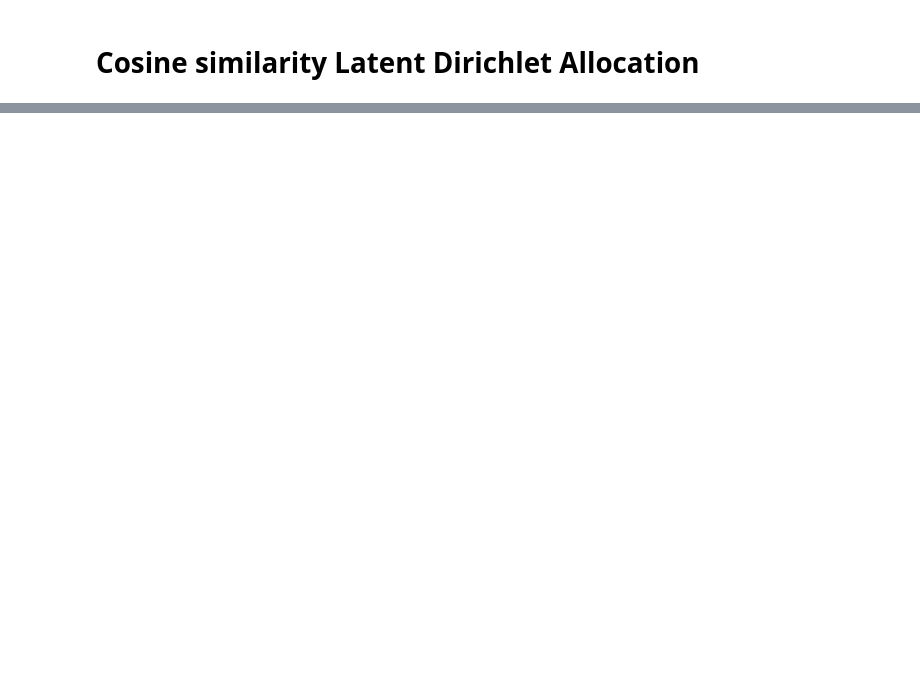
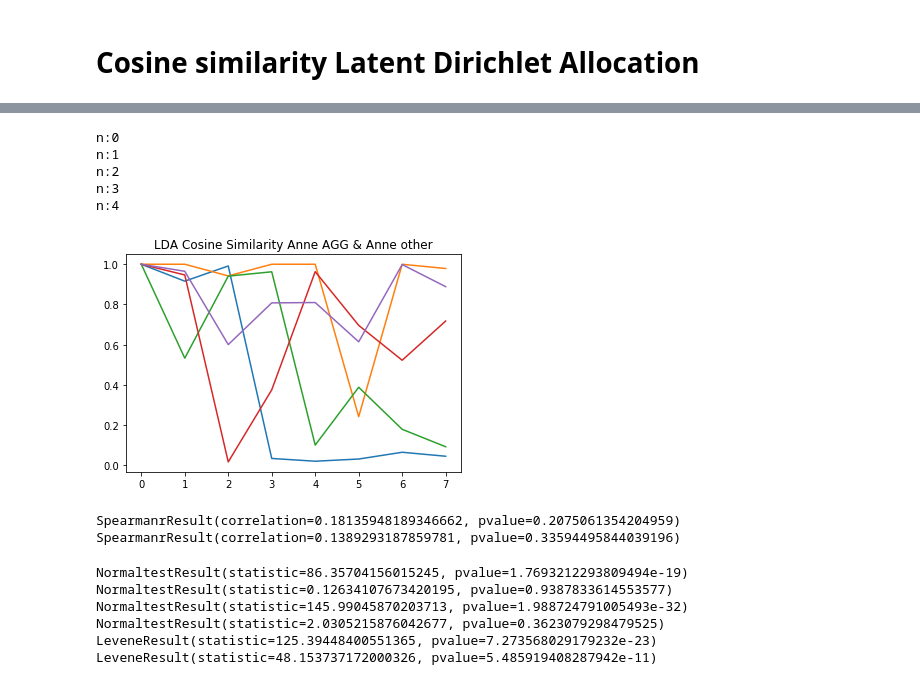
Before and after one commit to nicolenair/Capstone, a Jupyter notebook: Distance_Experiments.ipynb, the cells around one changed output, grey strips where cells are left out. Drawn from its saved outputs; the diff is of its cells as text; code cells hidden in the pictures; blank space fills up the shorter version.

```diff
--- a/Distance_Experiments.ipynb
+++ b/Distance_Experiments.ipynb
@@ -362,0 +417,24 @@ plt.show()
+# %%
+#quick check snipped
+for n in range(5):
+  print("n:{}".format(n))
+  similarities = []
+  anne_vectors, characters_as_vectors = train_lda(snipped = True)
+  for i in range(0, 8):
+    c1_names = anne_names
+    c2_names = anne_names
+    book1 = 0
+    book2 = i
+    c1 = np.array(find_vector_for_character(characters_as_vectors, c1_names, book=book1))
+    c2 = np.array(find_vector_for_character(characters_as_vectors, c2_names, book=book2))
+    similarities.append(cosine(c1, c2)[0][0])
+  plt.plot(range(0, 8), similarities)
+  plt.title("LDA Cosine Similarity Anne AGG & Anne other")
+plt.show()
+# %% [output]
+n:0
+n:1
+n:2
+n:3
+n:4
+[figure, added]
@@ -362,0 +483,23 @@ plt.show()
+# %%
+print(spearmanr(list(l_human), lda_out))
+print(spearmanr(list(l_human), c2v_out))
+print()
+# %% [output]
+SpearmanrResult(correlation=0.18135948189346662, pvalue=0.2075061354204959)
+SpearmanrResult(correlation=0.1389293187859781, pvalue=0.33594495844039196)
+# %%
+from scipy.stats import normaltest
+from scipy.stats import levene
+print(normaltest(np.array(l_model_lda)[:,0]))
+print(normaltest(np.array(l_model_d2v)[:,0]))
+print(normaltest(np.array(l_model_lda_sample)[:,0]))
+print(normaltest(np.array(l_model_d2v_sample)[:,0]))
+print(levene(np.array(l_model_lda)[:,0], np.array(l_model_lda_sample)[:,0]))
+print(levene(np.array(l_model_d2v)[:,0], np.array(l_model_d2v_sample)[:,0]))
+# %% [output]
+NormaltestResult(statistic=86.35704156015245, pvalue=1.7693212293809494e-19)
+NormaltestResult(statistic=0.12634107673420195, pvalue=0.9387833614553577)
+NormaltestResult(statistic=145.99045870203713, pvalue=1.988724791005493e-32)
+NormaltestResult(statistic=2.0305215876042677, pvalue=0.3623079298479525)
+LeveneResult(statistic=125.39448400551365, pvalue=7.273568029179232e-23)
+LeveneResult(statistic=48.153737172000326, pvalue=5.485919408287942e-11)
```
Also changed, not shown: parts of 56 cells of this notebook.
